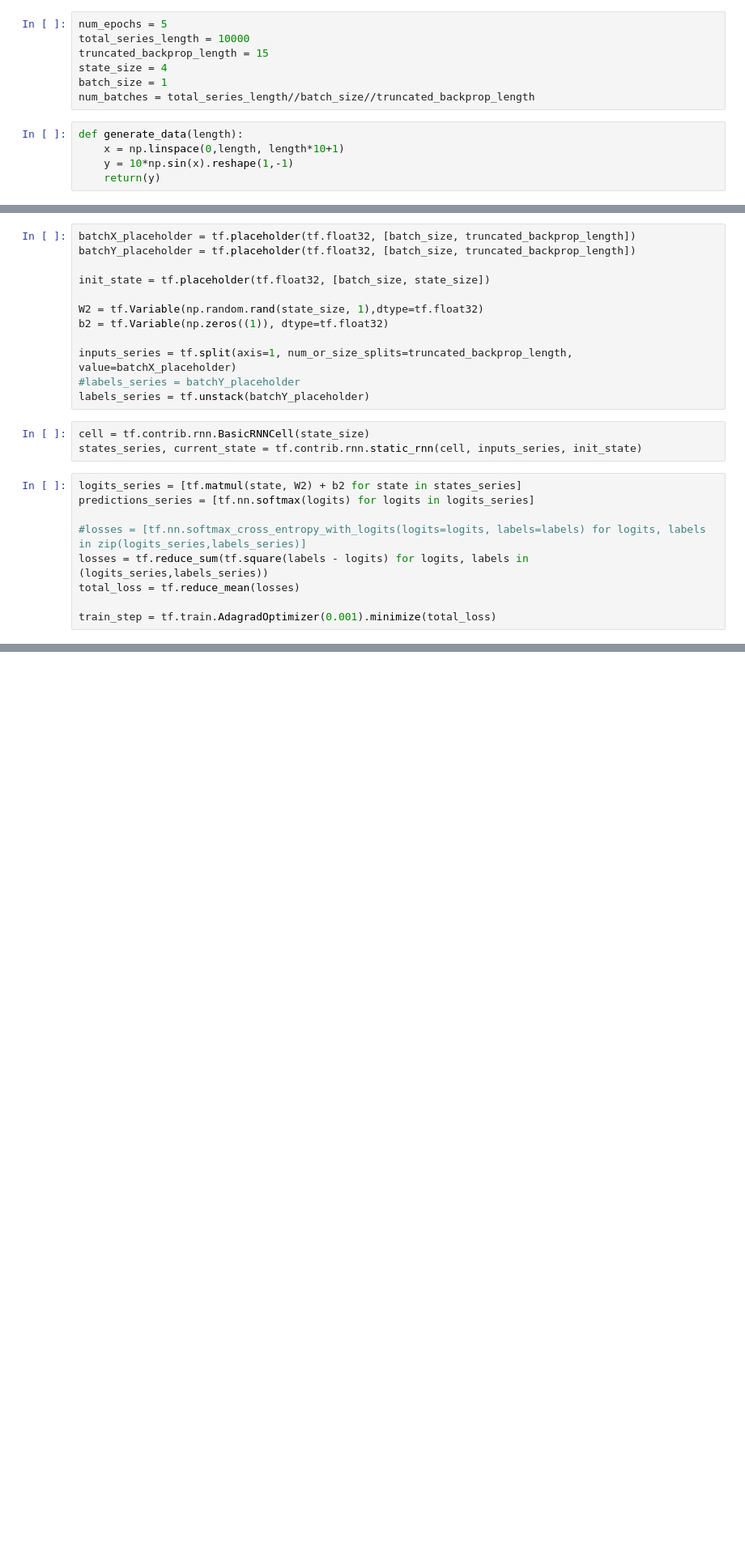
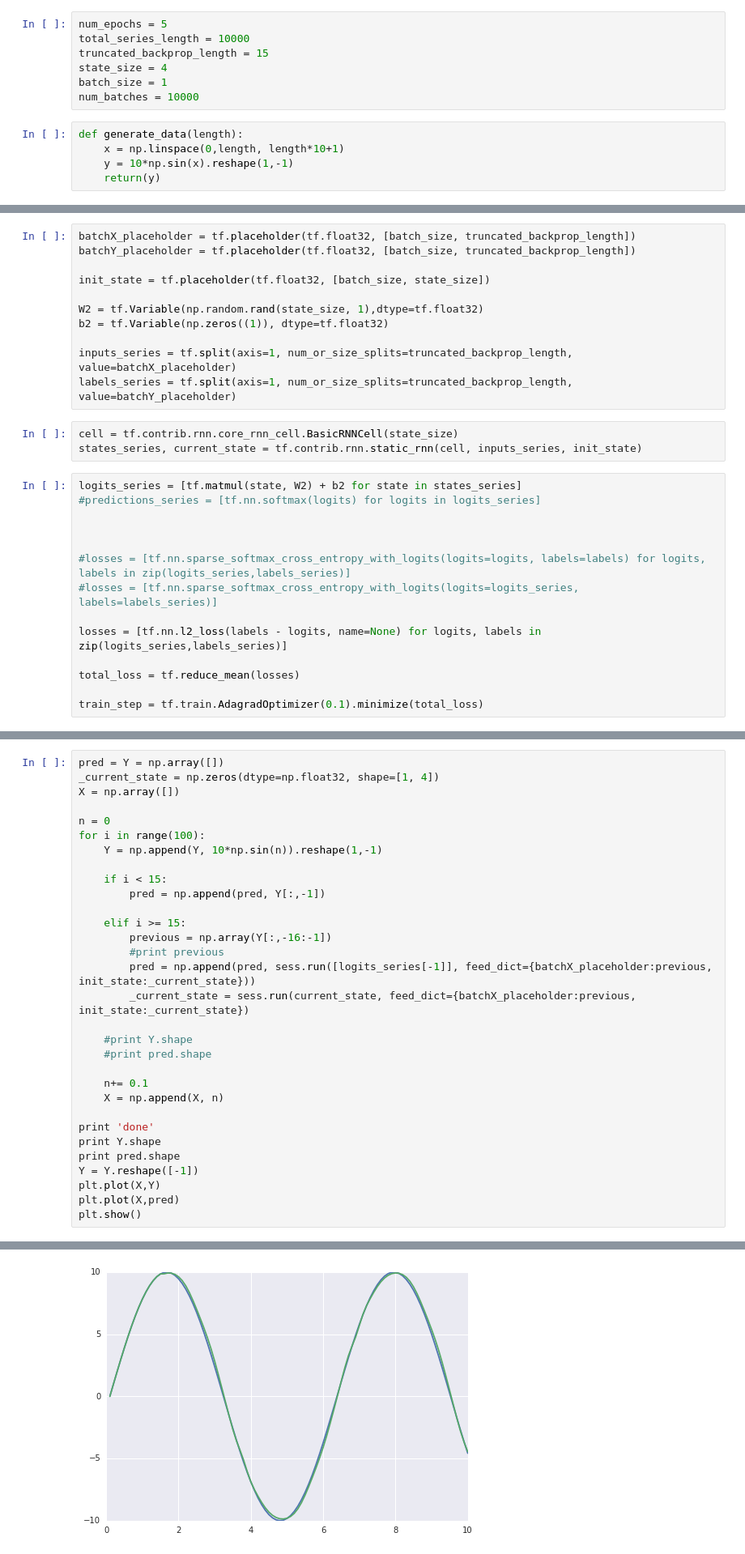
Before and after one commit to KiranArun/tensorflow, a Jupyter notebook: notebooks/RNN.ipynb, the cells around one changed output, grey strips where cells are left out. Shown at 81% size. Cells and saved outputs as stored; diff of their text form; blank space fills up the shorter version.

```diff
--- a/notebooks/RNN.ipynb
+++ b/notebooks/RNN.ipynb
@@ -8,7 +8,7 @@ total_series_length = 10000
 truncated_backprop_length = 15
 state_size = 4
 batch_size = 1
-num_batches = total_series_length//batch_size//truncated_backprop_length
+num_batches = 10000
 # %%
 def generate_data(length):
     x = np.linspace(0,length, length*10+1)
@@ -33,17 +33,21 @@ W2 = tf.Variable(np.random.rand(state_size, 1),dtype=tf.float32)
 b2 = tf.Variable(np.zeros((1)), dtype=tf.float32)
 
 inputs_series = tf.split(axis=1, num_or_size_splits=truncated_backprop_length, value=batchX_placeholder)
-#labels_series = batchY_placeholder
-labels_series = tf.unstack(batchY_placeholder)
+labels_series = tf.split(axis=1, num_or_size_splits=truncated_backprop_length, value=batchY_placeholder)
 # %%
-cell = tf.contrib.rnn.BasicRNNCell(state_size)
+cell = tf.contrib.rnn.core_rnn_cell.BasicRNNCell(state_size)
 states_series, current_state = tf.contrib.rnn.static_rnn(cell, inputs_series, init_state)
 # %%
 logits_series = [tf.matmul(state, W2) + b2 for state in states_series]
-predictions_series = [tf.nn.softmax(logits) for logits in logits_series]
+#predictions_series = [tf.nn.softmax(logits) for logits in logits_series]
 
-#losses = [tf.nn.softmax_cross_entropy_with_logits(logits=logits, labels=labels) for logits, labels in zip(logits_series,labels_series)]
-losses = tf.reduce_sum(tf.square(labels - logits) for logits, labels in (logits_series,labels_series))
+
+
+#losses = [tf.nn.sparse_softmax_cross_entropy_with_logits(logits=logits, labels=labels) for logits, labels in zip(logits_series,labels_series)]
+#losses = [tf.nn.sparse_softmax_cross_entropy_with_logits(logits=logits_series, labels=labels_series)]
+
+losses = [tf.nn.l2_loss(labels - logits, name=None) for logits, labels in zip(logits_series,labels_series)]
+
 total_loss = tf.reduce_mean(losses)
 
-train_step = tf.train.AdagradOptimizer(0.001).minimize(total_loss)
+train_step = tf.train.AdagradOptimizer(0.1).minimize(total_loss)
@@ -88,0 +95,32 @@ with tf.Session() as sess:
+# %%
+pred = Y = np.array([])
+_current_state = np.zeros(dtype=np.float32, shape=[1, 4])
+X = np.array([])
+
+n = 0
+for i in range(100):
+    Y = np.append(Y, 10*np.sin(n)).reshape(1,-1)
+
+    if i < 15:
+        pred = np.append(pred, Y[:,-1])
+
+    elif i >= 15:
+        previous = np.array(Y[:,-16:-1])
+        #print previous
+        pred = np.append(pred, sess.run([logits_series[-1]], feed_dict={batchX_placeholder:previous, init_state:_current_state}))
+        _current_state = sess.run(current_state, feed_dict={batchX_placeholder:previous, init_state:_current_state})
+
+    #print Y.shape
+    #print pred.shape
+
+    n+= 0.1
+    X = np.append(X, n)
+
+print 'done'
+print Y.shape
+print pred.shape
+Y = Y.reshape([-1])
+plt.plot(X,Y)
+plt.plot(X,pred)
+plt.show()
+# %% [output]
@@ -88,0 +130 @@ with tf.Session() as sess:
+[figure, added]
```
Also changed, not shown: parts of 4 cells of this notebook.
